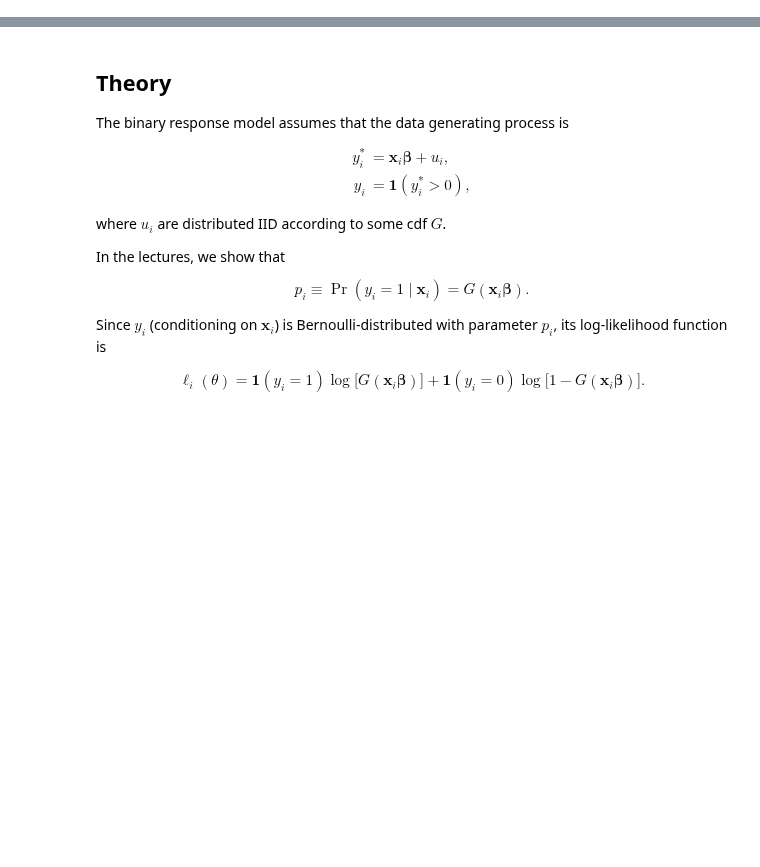
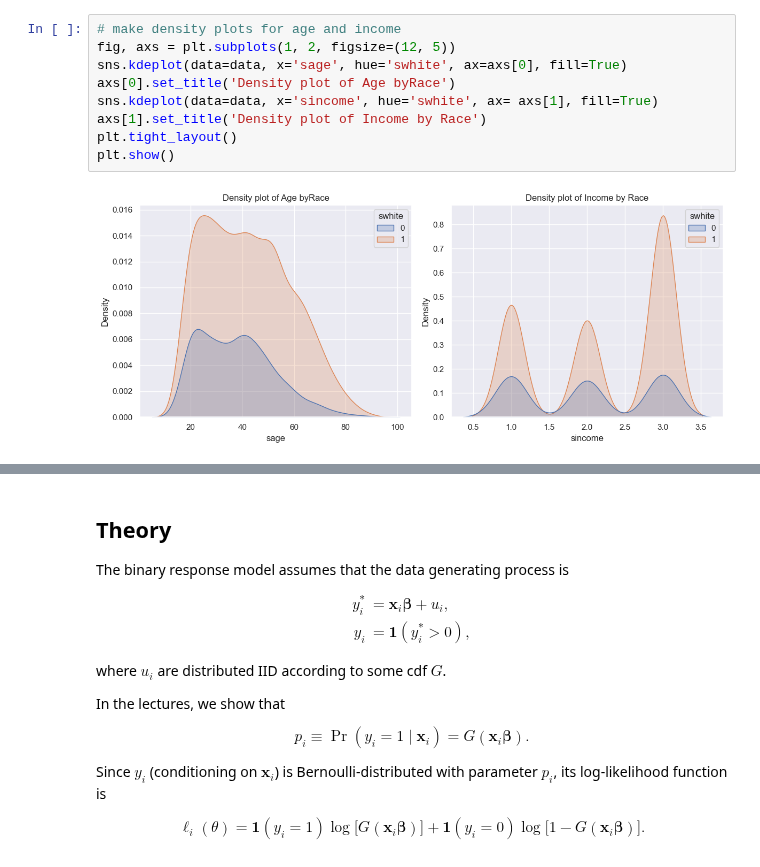
Before and after one commit to anl1313/AME_2025, a Jupyter notebook: Assignments/Project 3/Project 3 kode livia.ipynb, the cells around one changed output, grey strips where cells are left out. Drawn from its saved outputs; the diff is of its cells as text; blank space fills up the shorter version.

```diff
--- a/Assignments/Project 3/Project 3 kode livia.ipynb
+++ b/Assignments/Project 3/Project 3 kode livia.ipynb
@@ -39,0 +98,11 @@ np.count_nonzero(data['anyuseofforce_coded']) / len(data) # corresponding to 0,5
+# %%
+# make density plots for age and income
+fig, axs = plt.subplots(1, 2, figsize=(12, 5))
+sns.kdeplot(data=data, x='sage', hue='swhite', ax=axs[0], fill=True)
+axs[0].set_title('Density plot of Age byRace')
+sns.kdeplot(data=data, x='sincome', hue='swhite', ax= axs[1], fill=True)
+axs[1].set_title('Density plot of Income by Race')
+plt.tight_layout()
+plt.show()
+# %% [output]
+[figure, added]
```
Also changed, not shown: parts of 15 cells of this notebook, 1 other file.
